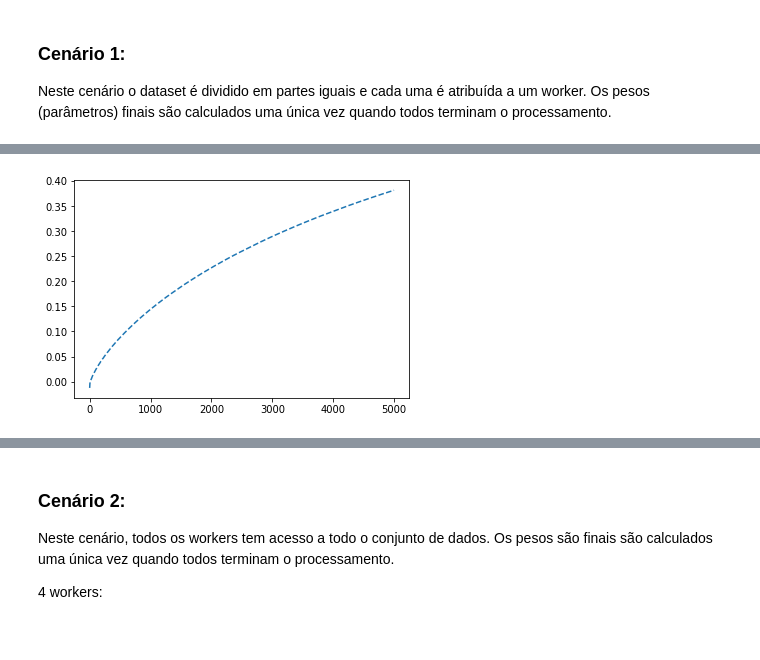
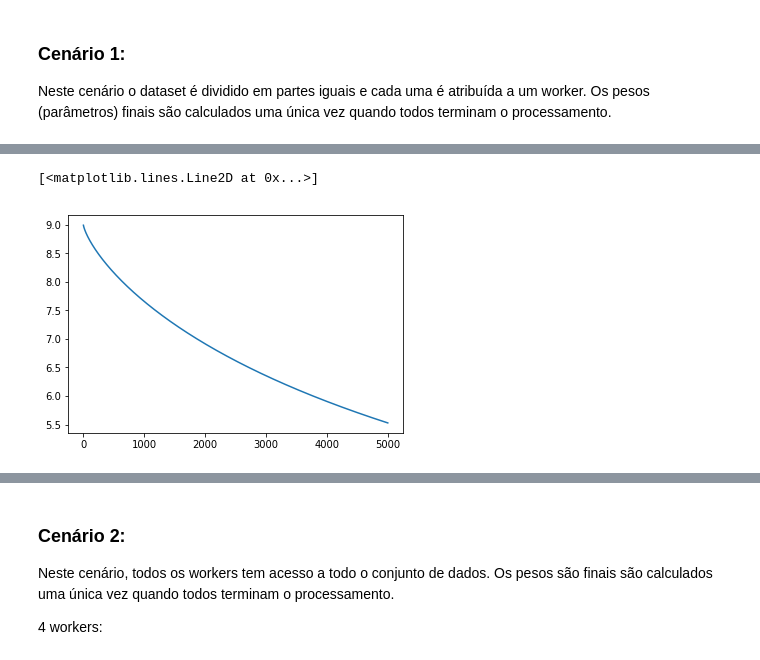
Before and after one commit to jcolares/gdp, a Jupyter notebook: GDParalelo.ipynb, the cells around one changed output, grey strips where cells are left out. Saved outputs shown, nothing was run; the diff lists cells and outputs as text; code cells hidden in the pictures.

```diff
--- a/GDParalelo.ipynb
+++ b/GDParalelo.ipynb
@@ -112,4 +159,5 @@ Wall time: 9.01 s
-# %%
-utils.plot_scores(scores)
-# %% [output]
-[figure, removed]
+# %%
+plt.plot(range(len(costs)),costs)
+# %% [output]
+[<matplotlib.lines.Line2D at 0x...>]
+[figure, added]
```
Also changed, not shown: parts of 52 cells of this notebook, 1 other file.
